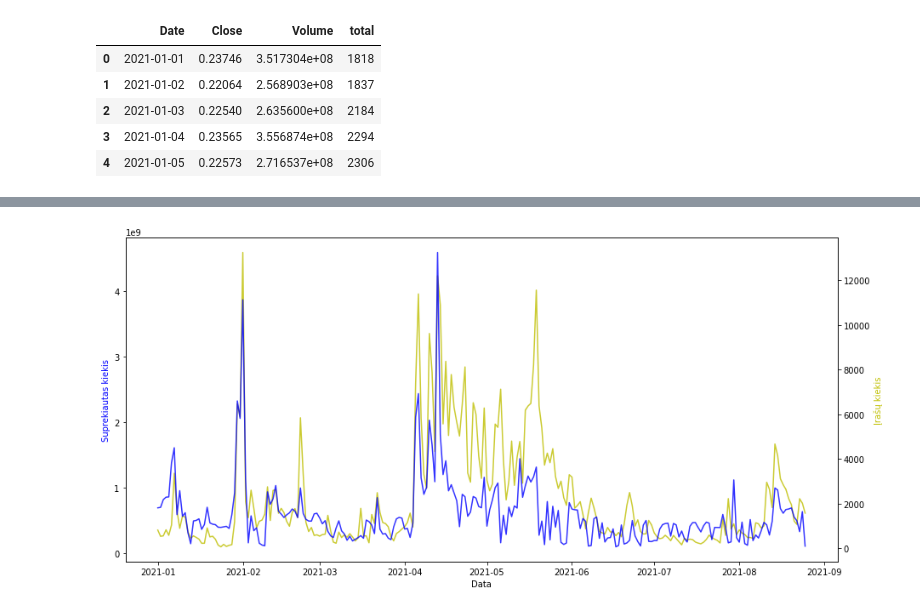
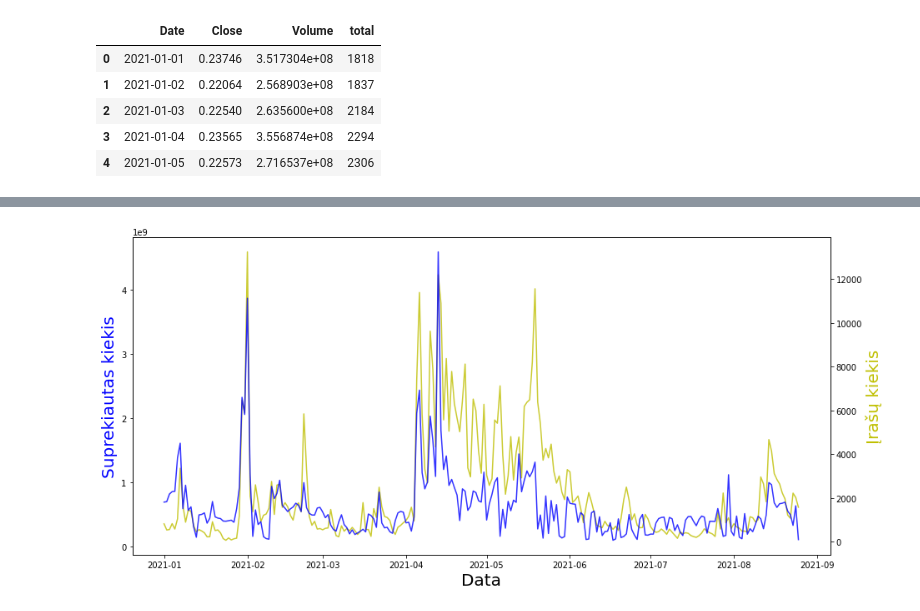
Before and after one commit to MGaulia/CLIP-Timeseries, a Jupyter notebook: tweet x price graphs.ipynb, the cells around one changed output, grey strips where cells are left out. Cells and saved outputs as stored; diff of their text form; code cells hidden in the pictures.

```diff
--- a/tweet x price graphs.ipynb
+++ b/tweet x price graphs.ipynb
@@ -151,15 +151,15 @@ plt.show()
 # %%
 fig, ax1 = plt.subplots(figsize = (15, 7))
 
 ax2 = ax1.twinx()
 ax2.plot(j.Date, j.total, 'b-', alpha=0.8)
 ax1.plot(j.Date, j.Volume, 'y-', alpha=0.8)
 
-ax1.set_xlabel('Data')
-ax1.set_ylabel('Suprekiautas kiekis', color='b')
-ax2.set_ylabel('Įrašų kiekis', color='y')
+ax1.set_xlabel('Data', fontsize=20)
+ax1.set_ylabel('Suprekiautas kiekis', color='b', fontsize=20)
+ax2.set_ylabel('Įrašų kiekis', color='y', fontsize=20)
 
 plt.savefig('xrp_volume_count.png', dpi=100)
 plt.show()
 # %% [output]
-[figure, old version]
+[figure, new version]
```
Also changed, not shown: parts of 4 cells of this notebook, 4 other files.
